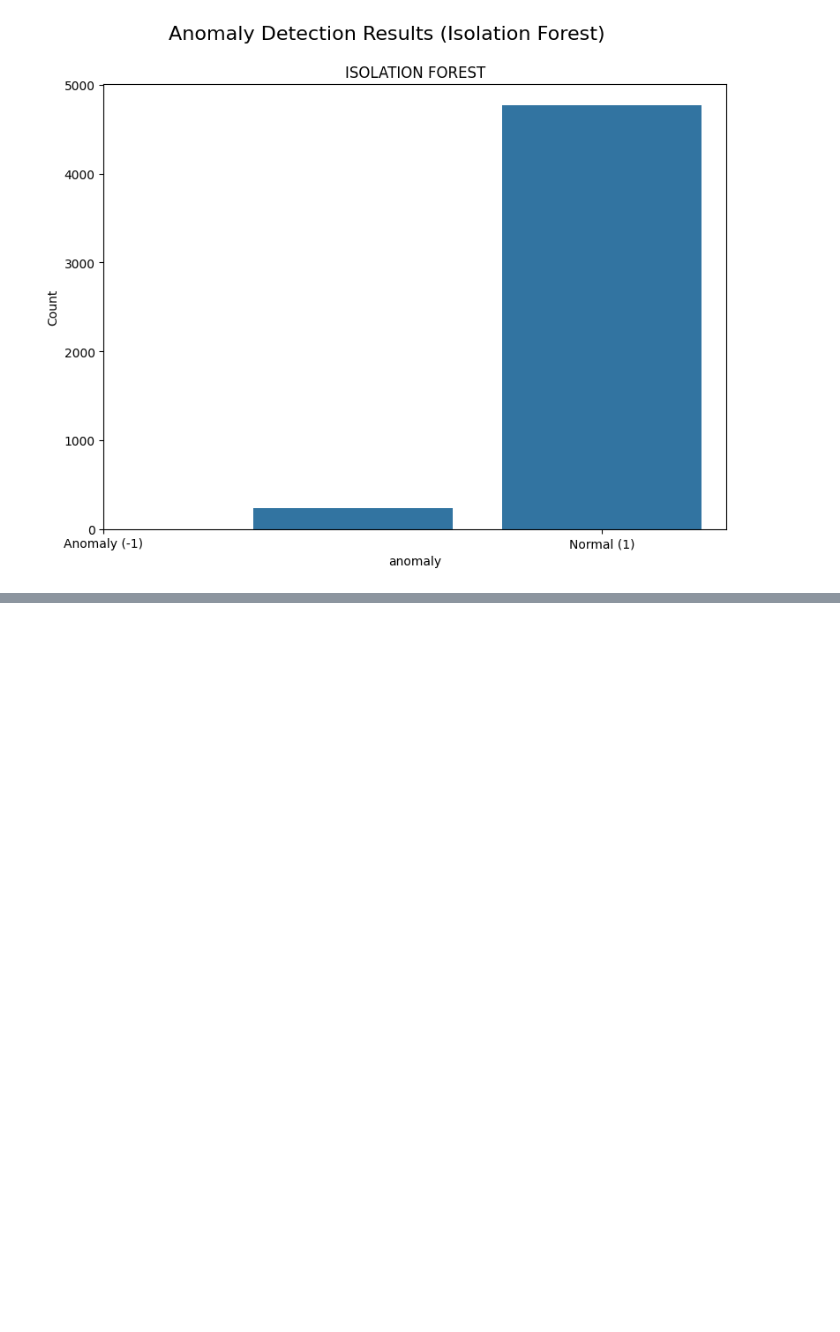
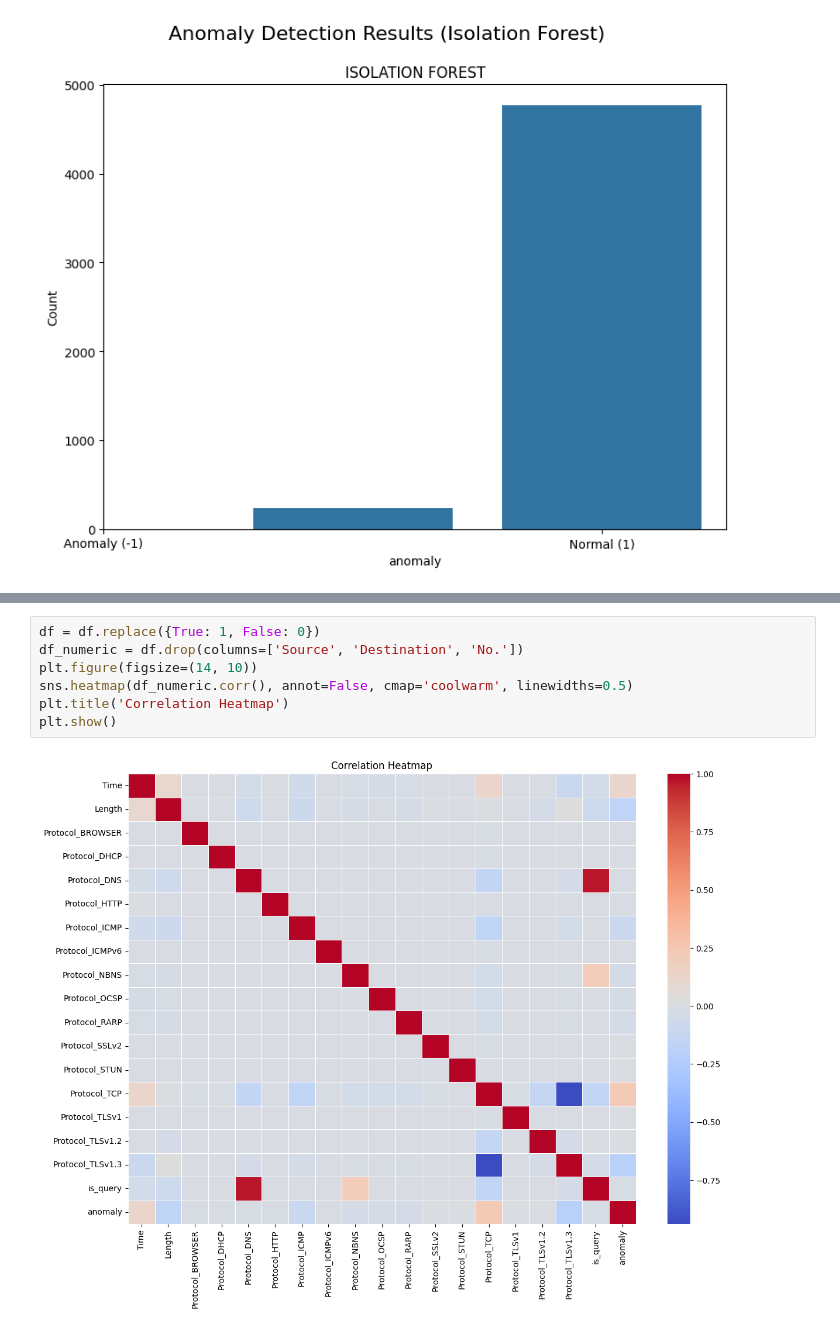
Before and after one commit to Deepika-Ch19/Network-intrusion-detection, a Jupyter notebook: network_intrusion_detection.ipynb, the cells around one changed output, grey strips where cells are left out. Drawn from its saved outputs; the diff is of its cells as text; blank space fills up the shorter version.

```diff
--- a/network_intrusion_detection.ipynb
+++ b/network_intrusion_detection.ipynb
@@ -148,0 +189,9 @@ plt.show()
+# %%
+df = df.replace({True: 1, False: 0})
+df_numeric = df.drop(columns=['Source', 'Destination', 'No.'])
+plt.figure(figsize=(14, 10))
+sns.heatmap(df_numeric.corr(), annot=False, cmap='coolwarm', linewidths=0.5)
+plt.title('Correlation Heatmap')
+plt.show()
+# %% [output]
+[figure, added]
```
Also changed, not shown: parts of 3 cells of this notebook.
